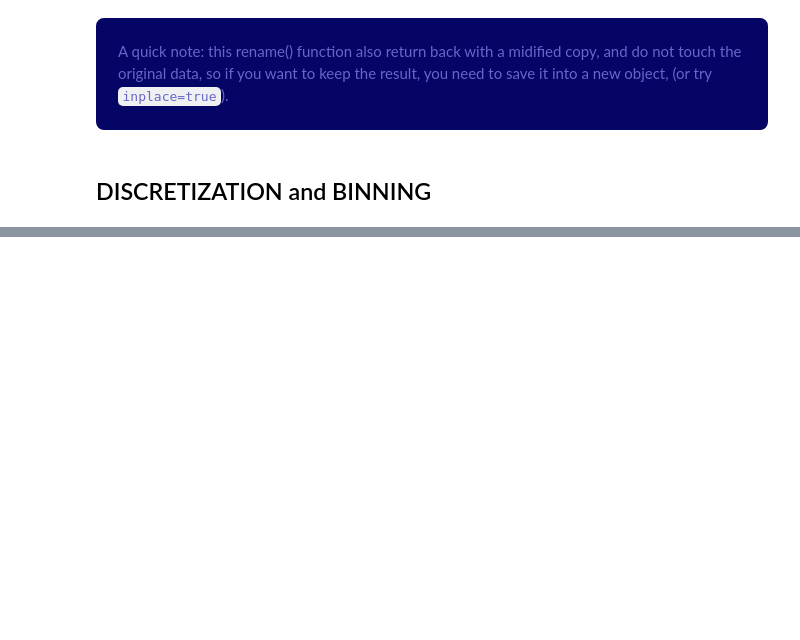
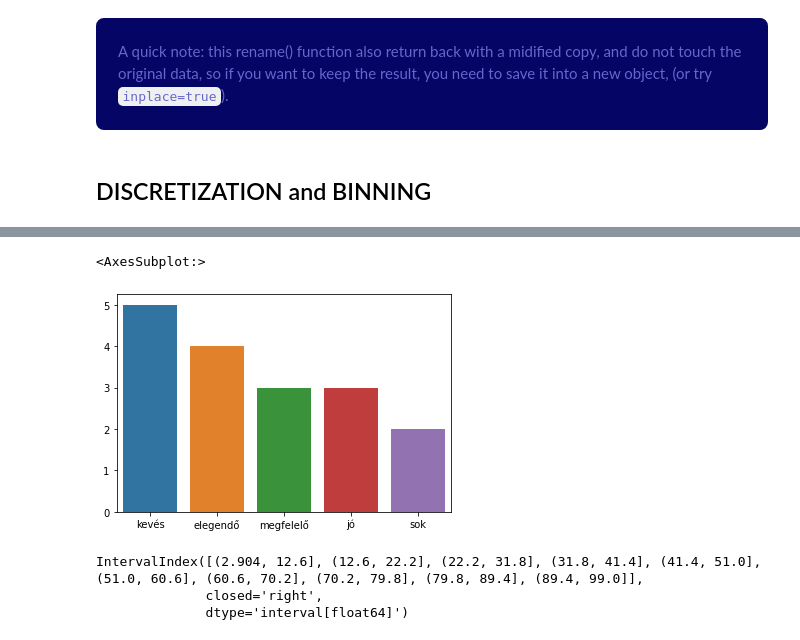
Before and after one commit to steingartpeter/ANACONDA, a Jupyter notebook: MYSQL_PANDAS_MERGE.ipynb, the cells around one changed output, grey strips where cells are left out. Drawn from its saved outputs; the diff is of its cells as text; code cells hidden in the pictures; blank space fills up the shorter version.

```diff
--- a/MYSQL_PANDAS_MERGE.ipynb
+++ b/MYSQL_PANDAS_MERGE.ipynb
@@ -469,0 +519,12 @@ so if you want to keep the result, you need to save it into a new object, (or tr
+# %%
+# One specialty of cut=() function:
+# we can add name to the bins instead of seeing their definitions!
+# For this we have to use the "lables" parameter
+bin_names=['kevés','elegendő','megfelelő','jó','sok']
+bins = [0,20,40,60,80,100]
+cats = pd.cut(results,bins=bins,labels=bin_names)
+# %%
+sns.barplot(x=cats.categories,y=pd.value_counts(cats))
+# %% [output]
+<AxesSubplot:>
+[figure, added]
@@ -469,0 +536,6 @@ so if you want to keep the result, you need to save it into a new object, (or tr
+# %%
+cats2.categories
+# %% [output]
+IntervalIndex([(2.904, 12.6], (12.6, 22.2], (22.2, 31.8], (31.8, 41.4], (41.4, 51.0], (51.0, 60.6], (60.6, 70.2], (70.2, 79.8], (79.8, 89.4], (89.4, 99.0]],
+              closed='right',
+              dtype='interval[float64]')
```
Also changed, not shown: parts of 10 cells of this notebook.
